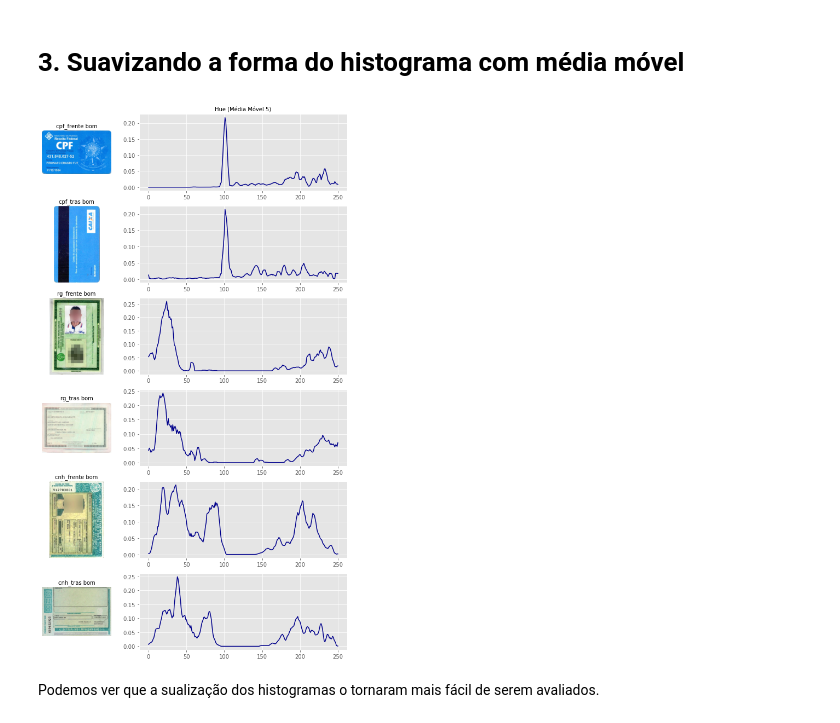
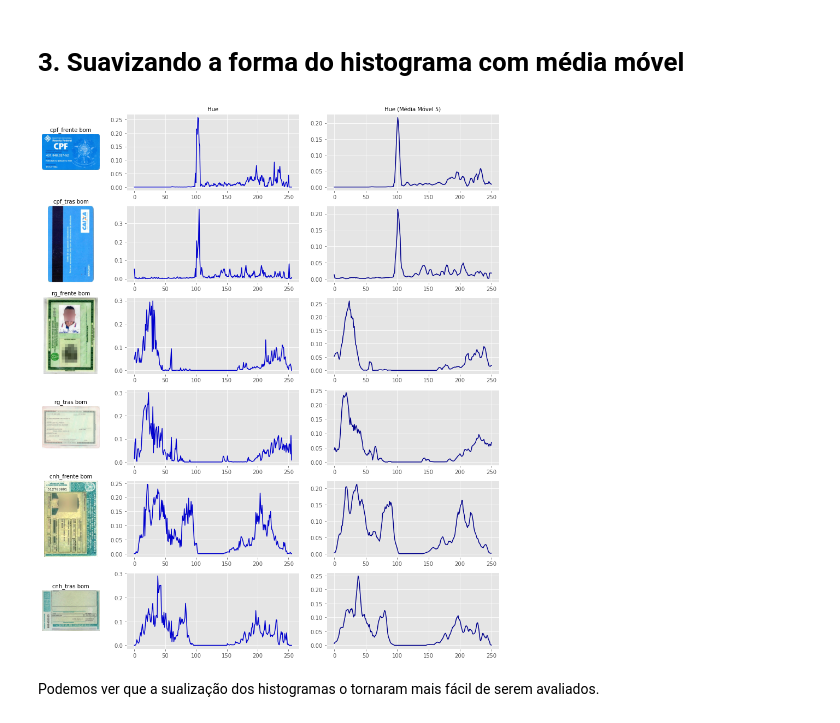
Before and after one commit to eduardocassimiro/mandacaru.dev, a Jupyter notebook: desafio-1/testes-de-hipotese/Teste de Hipótese 1.11 - Visualização dos Histogramas das Matizes Equalizadas e sua Média Móvel Após o Borramento.ipynb, the cells around one changed output. Drawn from its saved outputs; the diff is of its cells as text; code cells hidden in the pictures.

```diff
--- a/desafio-1/testes-de-hipotese/Teste de Hipótese 1.11 - Visualização dos Histogramas das Matizes Equalizadas e sua Média Móvel Após o Borramento.ipynb
+++ b/desafio-1/testes-de-hipotese/Teste de Hipótese 1.11 - Visualização dos Histogramas das Matizes Equalizadas e sua Média Móvel Após o Borramento.ipynb
@@ -244,23 +244,26 @@ def media_movel(doc_type, n):
 # %%
 # Plot análogo ao anterior
 n = len(medias.keys())
 k=5
 
-fig , ax = plt.subplots(n, 2, figsize=(10,3*n), gridspec_kw={'width_ratios': [1,3]})
+fig , ax = plt.subplots(n, 3, figsize=(15,3*n), gridspec_kw={'width_ratios': [1,3,3]})
 
 cont = 0
 ax.flatten()
 ax = ax.T.flatten()
 for i,doc in zip(range(0,n),documentos):
     ax[0+(i)].imshow(medias[doc]['matrix']);
     ax[0+(i)].axis('off'); ax[0+(i)].set_title(doc + ' bom',fontsize=10)
 
-    ax[n+(i)].plot(media_movel(doc,k), color='darkblue')
-    if i == 0 : ax[n+(i)].set_title('Hue (Média Móvel '+str(k)+')',fontsize=10)
+    ax[n+(i)].plot(medias[doc]['hist'][0], color='mediumblue')
+    if i == 0 : ax[n+(i)].set_title('Hue',fontsize=10)
+
+    ax[n*2+(i)].plot(media_movel(doc,k), color='darkblue')
+    if i == 0 : ax[n*2+(i)].set_title('Hue (Média Móvel '+str(k)+')',fontsize=10)
 
 plt.show()
 # %% [output]
-[figure, old version]
+[figure, new version]
 # %% [markdown]
 Podemos ver que a sualização dos histogramas o tornaram mais fácil de serem avaliados.
 # %% [markdown]
```
